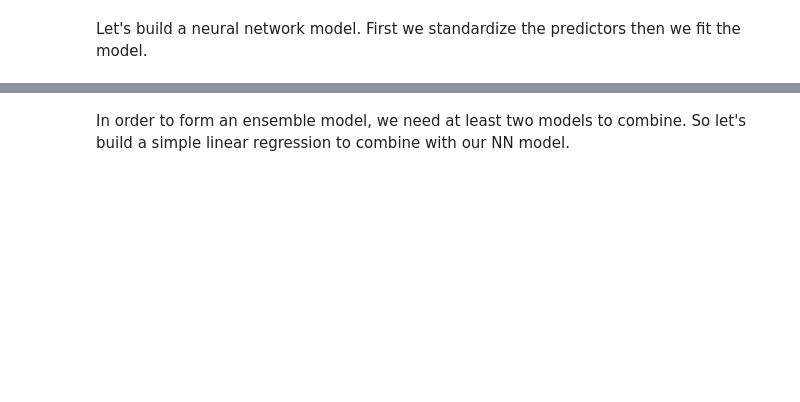
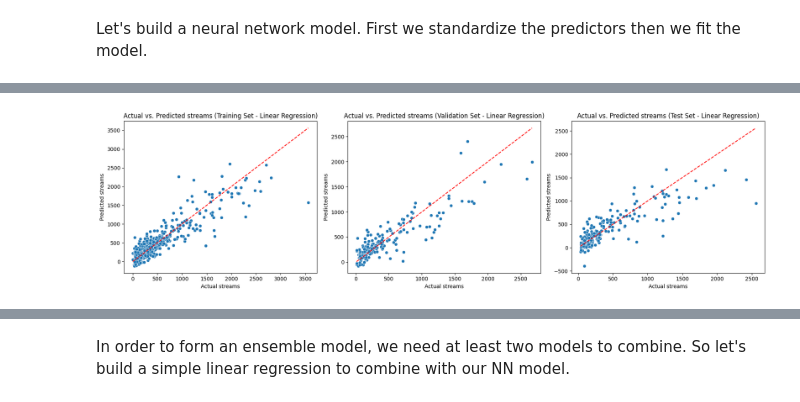
Before and after one commit to k-git-uconn/OPIM-5604-PredictiveModeling, a Jupyter notebook: M10/M10Assignment/M10 Assignment Solution.ipynb, the cells around one changed output, grey strips where cells are left out. Saved outputs shown, nothing was run; the diff lists cells and outputs as text; code cells hidden in the pictures; blank space fills up the shorter version.

```diff
--- a/M10/M10Assignment/M10 Assignment Solution.ipynb
+++ b/M10/M10Assignment/M10 Assignment Solution.ipynb
@@ -207,0 +334,10 @@ plt.show()
+# %%
+from sklearn.linear_model import LinearRegression
+
+# Initialize Linear Regression model
+lr_model = LinearRegression()
+
+# Train the model using training data
+lr_model.fit(X_train, y_train)
+
+print("Linear Regression model trained successfully.")
@@ -207,0 +388,32 @@ plt.show()
+# %%
+# Create a figure and a set of subplots
+fig, axes = plt.subplots(1, 3, figsize=(18, 5))
+
+# Training Set
+sns.scatterplot(x=y_train, y=y_train_pred_lr, ax=axes[0])
+axes[0].set_title('Actual vs. Predicted streams (Training Set - Linear Regression)')
+axes[0].set_xlabel('Actual streams')
+axes[0].set_ylabel('Predicted streams')
+axes[0].plot([y_train.min(), y_train.max()],
+             [y_train.min(), y_train.max()], 'r--')
+
+# Validation Set
+sns.scatterplot(x=y_val, y=y_val_pred_lr, ax=axes[1])
+axes[1].set_title('Actual vs. Predicted streams (Validation Set - Linear Regression)')
+axes[1].set_xlabel('Actual streams')
+axes[1].set_ylabel('Predicted streams')
+axes[1].plot([y_val.min(), y_val.max()],
+             [y_val.min(), y_val.max()], 'r--')
+
+# Test Set
+sns.scatterplot(x=y_test, y=y_test_pred_lr, ax=axes[2])
+axes[2].set_title('Actual vs. Predicted streams (Test Set - Linear Regression)')
+axes[2].set_xlabel('Actual streams')
+axes[2].set_ylabel('Predicted streams')
+axes[2].plot([y_test.min(), y_test.max()],
+             [y_test.min(), y_test.max()], 'r--')
+
+plt.tight_layout()
+plt.show()
+# %% [output]
+[figure, added]
```
Also changed, not shown: parts of 60 cells of this notebook.
